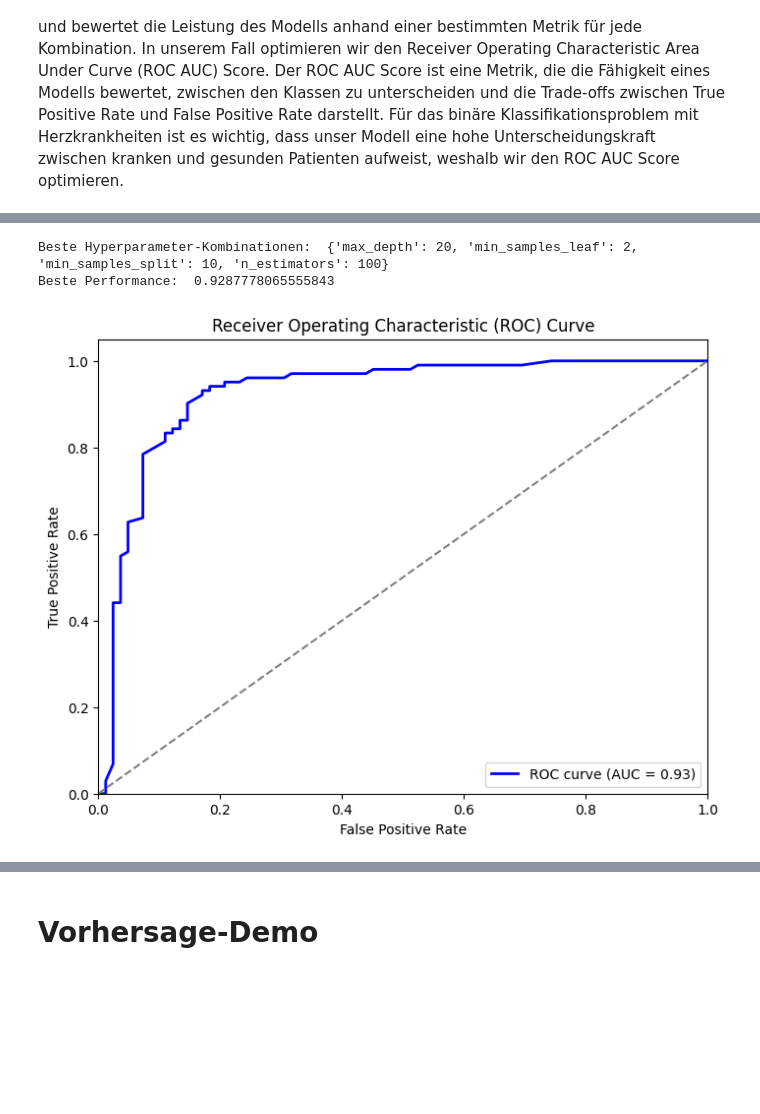
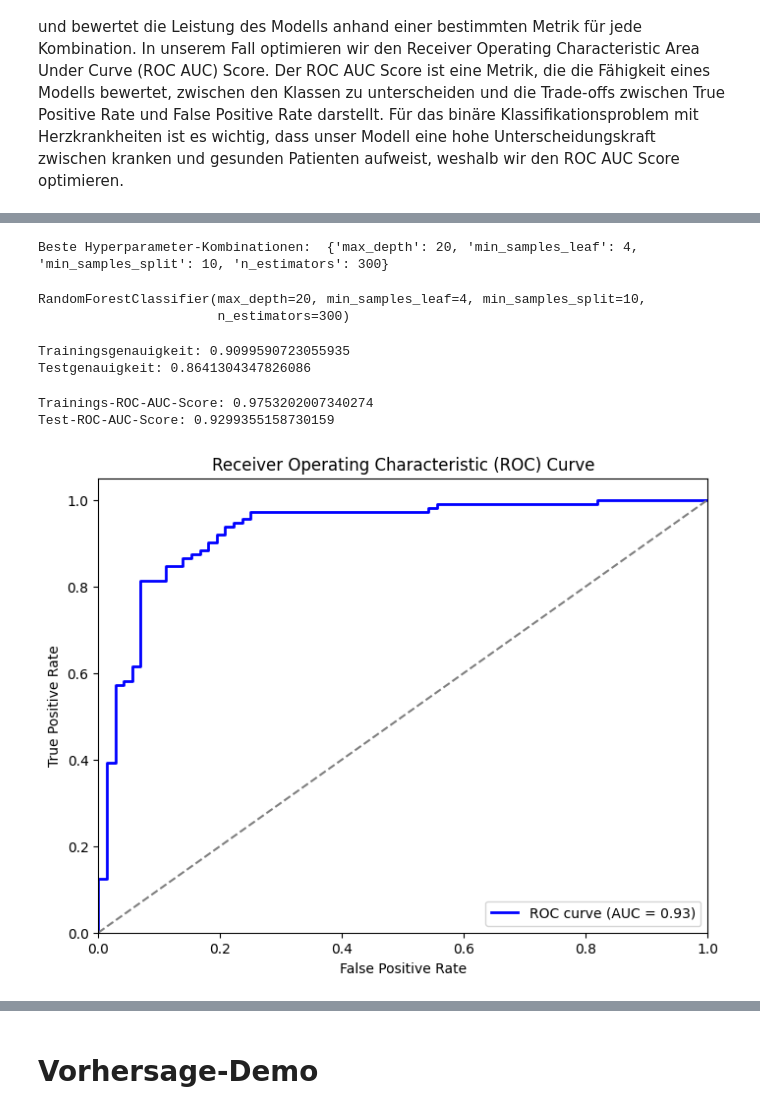
Before and after one commit to michatsoy/data_exploration, a Jupyter notebook: analysis.ipynb, the cells around one changed output, grey strips where cells are left out. Saved outputs shown, nothing was run; the diff lists cells and outputs as text; code cells hidden in the pictures; blank space fills up the shorter version.

```diff
--- a/analysis.ipynb
+++ b/analysis.ipynb
@@ -644,7 +642,7 @@ Das Testset ist der letzte Datensatz, der verwendet wird. Die Genauigkeit bei de
 Für den train/test Split wird ein Verhältnis von 80/20 gewählt.
 # %%
 # train/test split (80%/20%)
-features_train, features_test, target_train, target_test = train_test_split(features, target, test_size=0.2, random_state=42, stratify=target)
+features_train, features_test, target_train, target_test = train_test_split(features, target, test_size=0.2, random_state=42)
 # %% [markdown]
 ## Dummy Classifier
 # %% [markdown]
@@ -857,30 +868,63 @@ GridSearchCV(cv=5, estimator=RandomForestClassifier(), n_jobs=-1,
 # %%
 # get best combination and result
 print("Beste Hyperparameter-Kombinationen: ", grid_search.best_params_)
-print("Beste Performance: ", grid_search.best_score_)
 # %% [output]
-Beste Hyperparameter-Kombinationen:  {'max_depth': 20, 'min_samples_leaf': 2, 'min_samples_split': 10, 'n_estimators': 100}
-Beste Performance:  0.9287778065555843
+Beste Hyperparameter-Kombinationen:  {'max_depth': 20, 'min_samples_leaf': 4, 'min_samples_split': 10, 'n_estimators': 300}
+# %%
+# best params
+best_params = grid_search.best_params_
+# forest with best params
+best_forest = RandomForestClassifier(**best_params)
+# %%
+# fit the best model
+best_forest.fit(features_train, target_train)
+# %% [output]
+RandomForestClassifier(max_depth=20, min_samples_leaf=4, min_samples_split=10,
+                       n_estimators=300)
+# %%
+# show scores
+train_score = best_forest.score(features_train, target_train)
+test_score = best_forest.score(features_test, target_test)
+print("Trainingsgenauigkeit:", train_score)
+print("Testgenauigkeit:", test_score)
+# %% [output]
+Trainingsgenauigkeit: 0.9099590723055935
+Testgenauigkeit: 0.8641304347826086
+# %%
+# predictions for train and test data
+train_predictions = best_forest.predict_proba(features_train)[:, 1]  # prob for class 1
+test_predictions = best_forest.predict_proba(features_test)[:, 1]  # prob for class 1
+
+# calculate roc_auc-score
+train_roc_auc = roc_auc_score(target_train, train_predictions)
+test_roc_auc = roc_auc_score(target_test, test_predictions)
+
+# result
+print("Trainings-ROC-AUC-Score:", train_roc_auc)
+print("Test-ROC-AUC-Score:", test_roc_auc)
+# %% [output]
+Trainings-ROC-AUC-Score: 0.9753202007340274
+Test-ROC-AUC-Score: 0.9299355158730159
 # %%
-target_pred_proba = forest.predict_proba(features_test)[:, 1]
+target_pred_proba = best_forest.predict_proba(features_test)[:, 1]
 
 # compute ROC curve and ROC-AUC score
 fpr, tpr, thresholds = roc_curve(target_test, target_pred_proba)
 roc_auc = roc_auc_score(target_test, target_pred_proba)
 
 # plot ROC curve
 plt.figure(figsize=(8, 6))
 plt.plot(fpr, tpr, color='blue', lw=2, label='ROC curve (AUC = %0.2f)' % roc_auc)
 plt.plot([0, 1], [0, 1], color='gray', linestyle='--')
 plt.xlim([0.0, 1.0])
 plt.ylim([0.0, 1.05])
 plt.xlabel('False Positive Rate')
 plt.ylabel('True Positive Rate')
 plt.title('Receiver Operating Characteristic (ROC) Curve')
 plt.legend(loc="lower right")
 plt.show()
 # %% [output]
-[figure, old version]
+[figure, new version]
 # %% [markdown]
 # Evaluation und Ergebnisdarstellung
 
```
Also changed, not shown: parts of 18 cells of this notebook, 1 other file.
